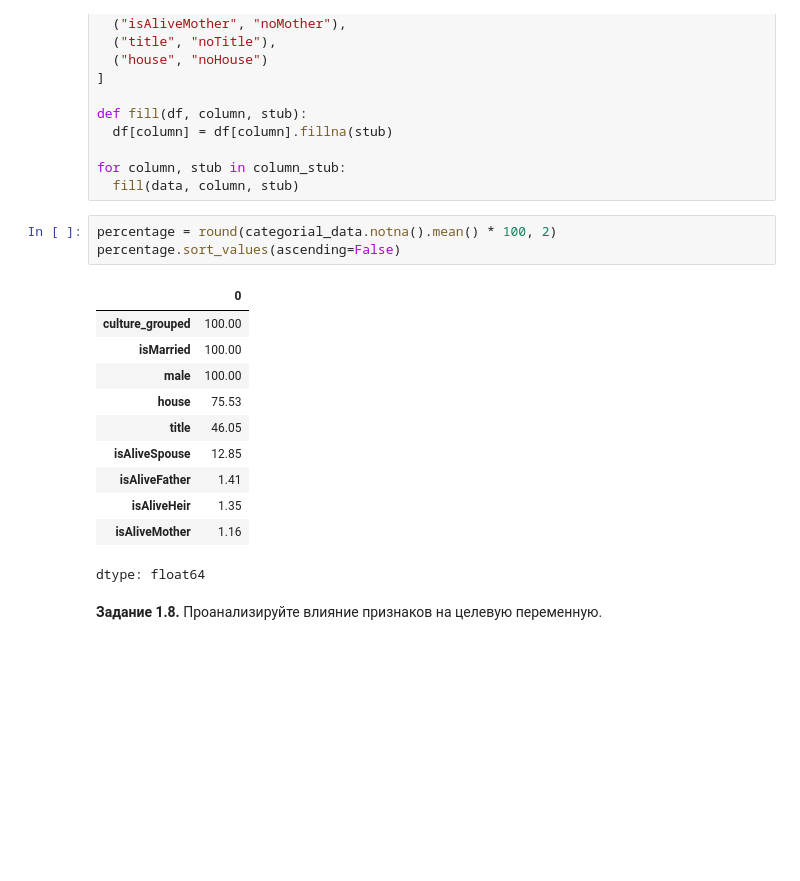
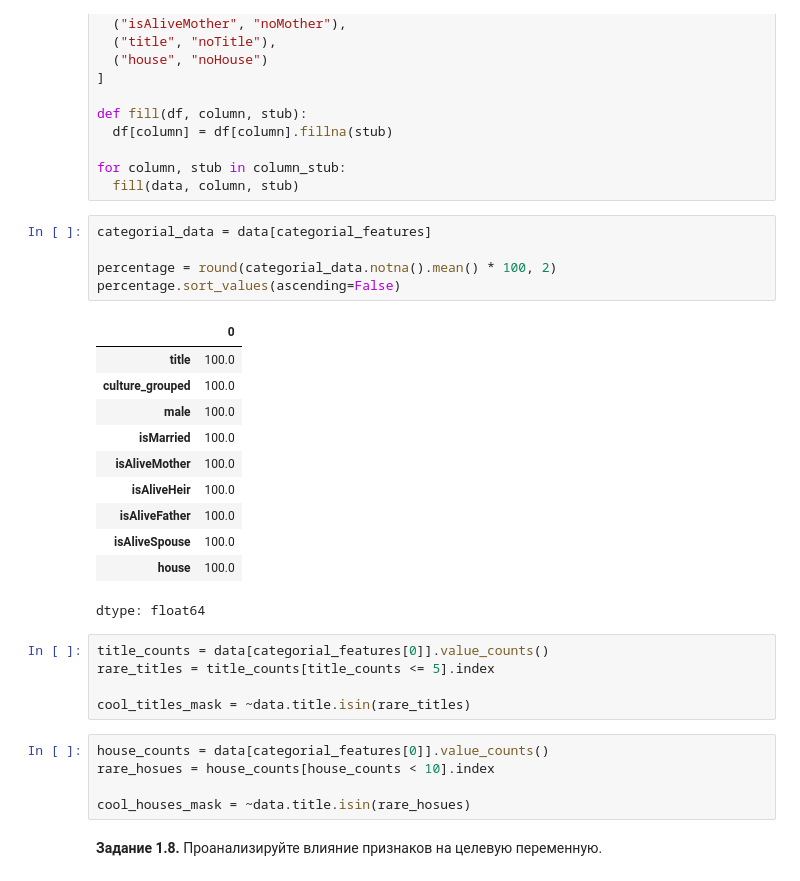
Before and after one commit to EgorOvechkin/EgorOvechkin.github.io, a Jupyter notebook: week_01_ml_intro/Homework/hw_1_game_of_thrones.ipynb, the cells around one changed output. Drawn from its saved outputs; the diff is of its cells as text; blank space fills up the shorter version.

```diff
--- a/week_01_ml_intro/Homework/hw_1_game_of_thrones.ipynb
+++ b/week_01_ml_intro/Homework/hw_1_game_of_thrones.ipynb
@@ -581,20 +581,32 @@ def fill(df, column, stub):
 for column, stub in column_stub:
   fill(data, column, stub)
 # %%
+categorial_data = data[categorial_features]
+
 percentage = round(categorial_data.notna().mean() * 100, 2)
 percentage.sort_values(ascending=False)
 # %% [output]
 |  | 0 |
-| culture_grouped | 100.00 |
-| isMarried | 100.00 |
-| male | 100.00 |
-| house | 75.53 |
-| title | 46.05 |
-| isAliveSpouse | 12.85 |
-| isAliveFather | 1.41 |
-| isAliveHeir | 1.35 |
-| isAliveMother | 1.16 |
+| title | 100.0 |
+| culture_grouped | 100.0 |
+| male | 100.0 |
+| isMarried | 100.0 |
+| isAliveMother | 100.0 |
+| isAliveHeir | 100.0 |
+| isAliveFather | 100.0 |
+| isAliveSpouse | 100.0 |
+| house | 100.0 |
 dtype: float64
+# %%
+title_counts = data[categorial_features[0]].value_counts()
+rare_titles = title_counts[title_counts <= 5].index
+
+cool_titles_mask = ~data.title.isin(rare_titles)
+# %%
+house_counts = data[categorial_features[0]].value_counts()
+rare_hosues = house_counts[house_counts < 10].index
+
+cool_houses_mask = ~data.title.isin(rare_hosues)
 # %% [markdown]
 **Задание 1.8.** Проанализируйте влияние признаков на целевую переменную.
 # %%
```
